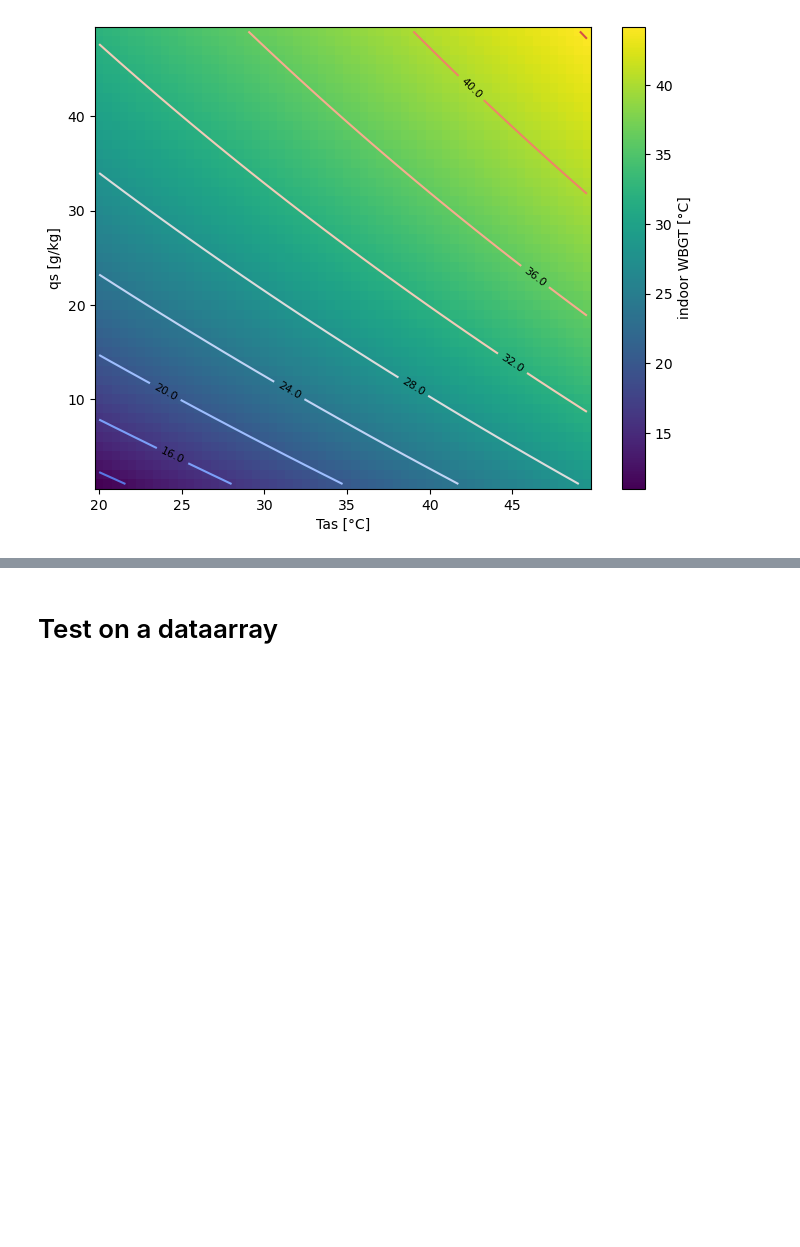
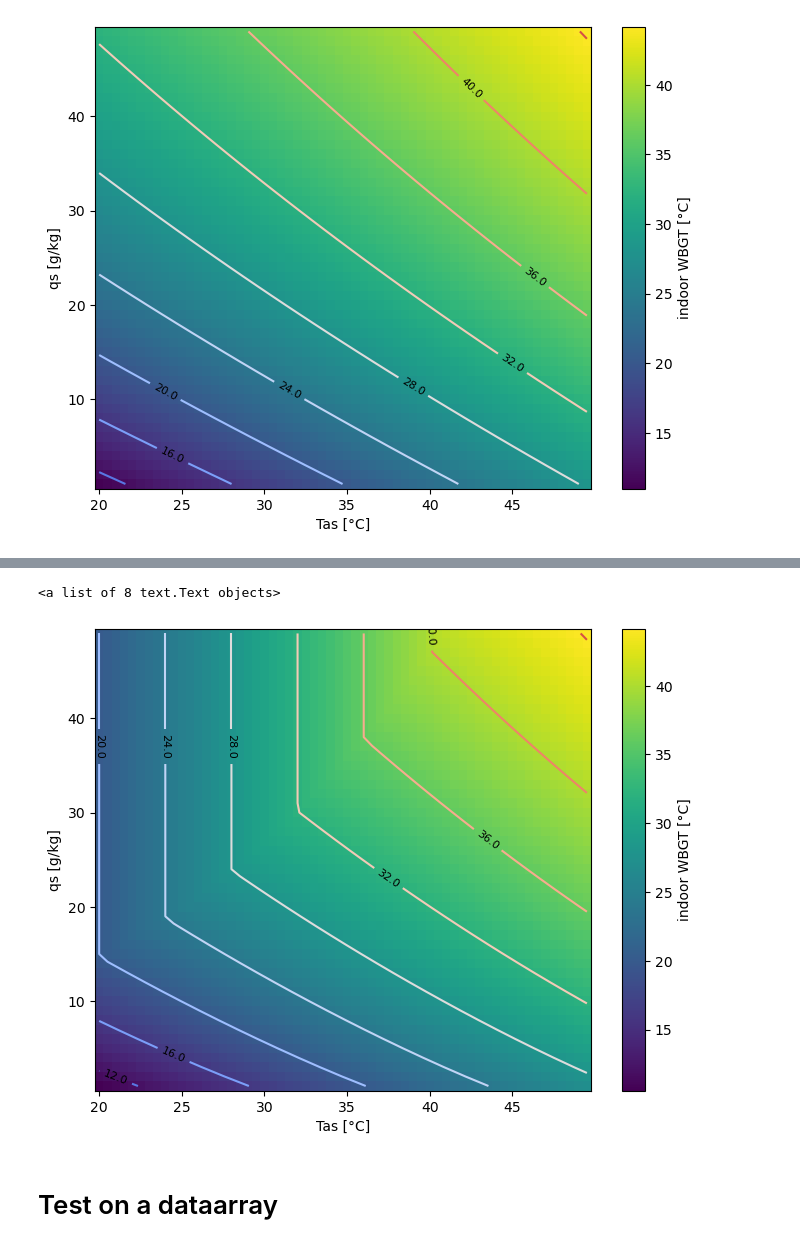
Before and after one commit to rosapietroiusti/attr-hs, a Jupyter notebook: main/attr-hw-newt-develop.ipynb, the cells around one changed output, grey strips where cells are left out. Saved outputs shown, nothing was run; the diff lists cells and outputs as text; code cells hidden in the pictures; blank space fills up the shorter version.

Commit message:
update to NEWT to calculate Tw and WBGT'

```diff
--- a/main/attr-hw-newt-develop.ipynb
+++ b/main/attr-hw-newt-develop.ipynb
@@ -155,0 +261,6 @@ ax.clabel(contours, inline=True, fontsize=8, fmt='%1.1f', colors='black')  # Adj
+# %%
+
+WBGT_da = Tw_da*0.7 +Tw_da.Tas*0.3
+WBGT_da.attrs['units'] = '°C'
+WBGT_da.name='indoor WBGT'
+WBGT_da
@@ -156,3 +287,17 @@ ax.clabel(contours, inline=True, fontsize=8, fmt='%1.1f', colors='black')  # Adj
+# %%
+
+fig, ax = plt.subplots(figsize=(8, 6))
+
+
+WBGT_da.plot(ax =ax )
+contours = ax.contour(WBGT_da.Tas, WBGT_da.qs, WBGT_da.values, levels=10, cmap='coolwarm')
+ax.clabel(contours, inline=True, fontsize=8, fmt='%1.1f', colors='black')  # Adjust the format as needed
+
+
+# save this fig and put in SI
+# %% [output]
+<a list of 8 text.Text objects>
+[figure, added]
 # %% [markdown]
 # Test on a dataarray
 # %%
```
Also changed, not shown: parts of 49 cells of this notebook, 8 other files.
